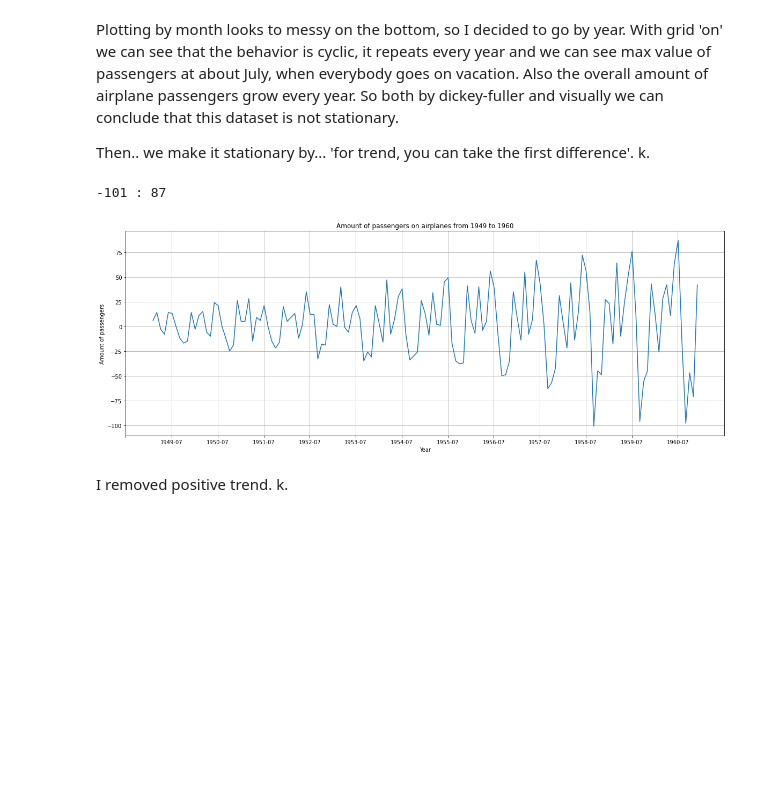
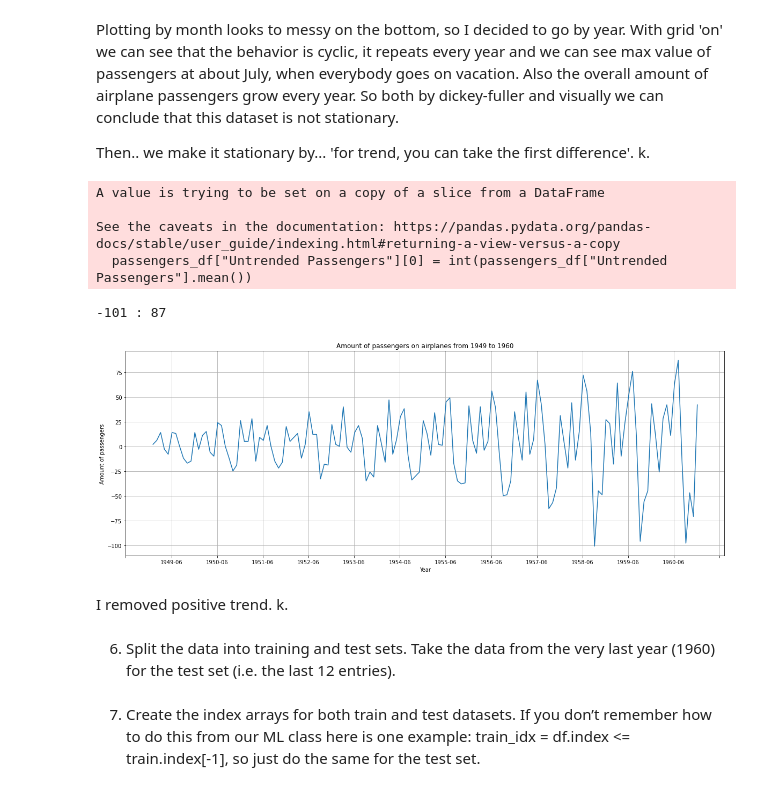
Before and after one commit to JingoBongo/statisticsLabs, a Jupyter notebook: neural_networks/lab1/lab1.ipynb, the cells around one changed output. Drawn from its saved outputs; the diff is of its cells as text; code cells hidden in the pictures; blank space fills up the shorter version.

```diff
--- a/neural_networks/lab1/lab1.ipynb
+++ b/neural_networks/lab1/lab1.ipynb
@@ -99,27 +99,34 @@ Plotting by month looks to messy on the bottom, so I decided to go by year. With
 Then.. we make it stationary by... 'for trend, you can take the first difference'. k.
 # %%
 passengers_df["Untrended Passengers"] = passengers_df["Passengers"] - passengers_df["Passengers"].shift(1)
+passengers_df["Untrended Passengers"][0] = int(passengers_df["Untrended Passengers"].mean())
 # passengers_df["Untrended Passengers"]
 fig, ax = plt.subplots(figsize=(20, 7))
 # year_range = [float(str(x).split('-')[0]) for x in passengers_df['Untrended Passengers'] if pd.notna(x)]
 year_range = []
 for x in passengers_df['Untrended Passengers']:
     if pd.notna(x):
         year_range.append(int(x))
 # print(year_range)
 print(f"{min(year_range)} : {max(year_range)}")
 
 ax.plot(passengers_df.Month, passengers_df['Untrended Passengers'])
 ax.set_title("Amount of passengers on airplanes from 1949 to 1960")
 ax.set_xlabel("Year")
 ax.set_ylabel("Amount of passengers")
 ax.grid(True)
 
 start, end = ax.get_xlim()
 ax.xaxis.set_ticks(np.arange(start, end, 12))
 plt.show()
 # %% [output]
--101 : 87
+A value is trying to be set on a copy of a slice from a DataFrame
+
+See the caveats in the documentation: https://pandas.pydata.org/pandas-docs/stable/user_guide/indexing.html#returning-a-view-versus-a-copy
+  passengers_df["Untrended Passengers"][0] = int(passengers_df["Untrended Passengers"].mean())
+-101 : 87
-[figure, old version]
+[figure, new version]
 # %% [markdown]
 I removed positive trend. k.
+# %% [markdown]
+6. Split the data into training and test sets. Take the data from the very last year (1960) for the test set (i.e. the last 12 entries).
@@ -125,0 +136,2 @@ I removed positive trend. k.
+# %% [markdown]
+7. Create the index arrays for both train and test datasets. If you don’t remember how to do this from our ML class here is one example: train_idx = df.index <= train.index[-1], so just do the same for the test set.
```
Also changed, not shown: parts of 4 cells of this notebook.
